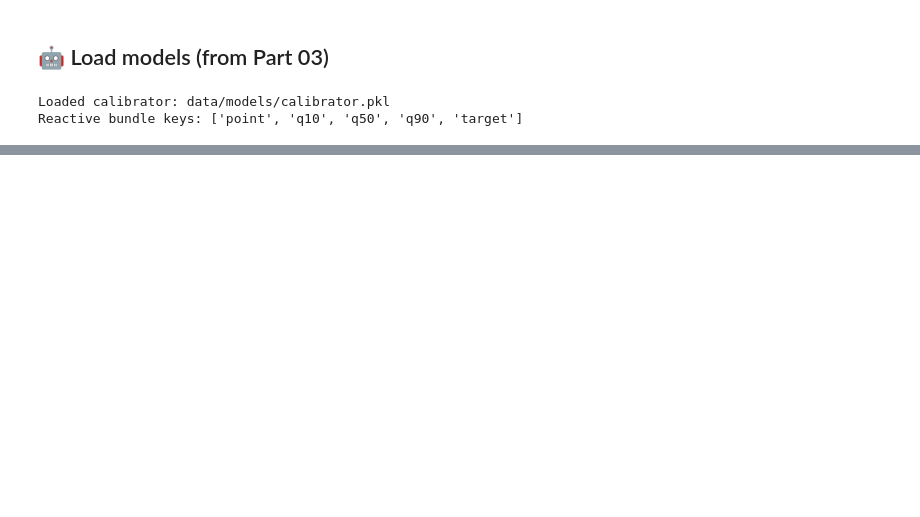
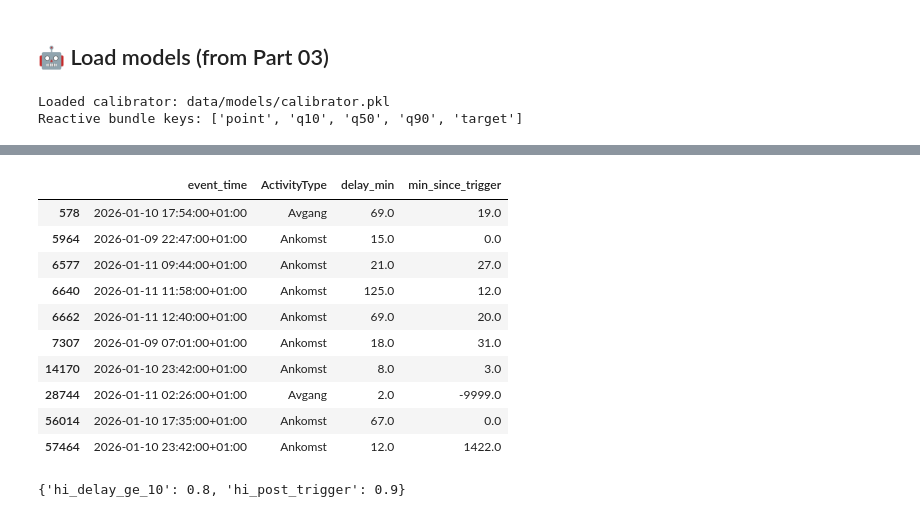
Before and after one commit to ololpol/Train_Delay_Predictor, a Jupyter notebook: 4_train_batch_inference.ipynb, the cells around one changed output, grey strips where cells are left out. Cells and saved outputs as stored; diff of their text form; code cells hidden in the pictures; blank space fills up the shorter version.

```diff
--- a/4_train_batch_inference.ipynb
+++ b/4_train_batch_inference.ipynb
@@ -602,0 +686,36 @@ Name: train_avg_risk, dtype: float64
+# %%
+tmp = pred_ds_full.copy()
+tmp["risk"] = risk
+
+hi = tmp[tmp["risk"] >= 0.999]
+
+cols = [c for c in [
+    "event_time", "ActivityType", "delay_min", "reason_code",
+    "trigger_time", "min_since_trigger", "is_first15m_after_trigger"
+] if c in hi.columns]
+
+display(hi[cols].head(30))
+
+# How many high-risk are already delayed / post-trigger?
+stats = {}
+if "delay_min" in tmp.columns:
+    stats["hi_delay_ge_10"] = (hi["delay_min"] >= 10).mean()
+if "min_since_trigger" in tmp.columns:
+    stats["hi_post_trigger"] = (hi["min_since_trigger"] >= 0).mean()
+if "reason_code" in tmp.columns:
+    stats["hi_has_reason_code"] = hi["reason_code"].notna().mean()
+
+stats
+# %% [output]
+|  | event_time | ActivityType | delay_min | min_since_trigger |
+| 578 | 2026-01-10 17:54:00+01:00 | Avgang | 69.0 | 19.0 |
+| 5964 | 2026-01-09 22:47:00+01:00 | Ankomst | 15.0 | 0.0 |
+| 6577 | 2026-01-11 09:44:00+01:00 | Ankomst | 21.0 | 27.0 |
+| 6640 | 2026-01-11 11:58:00+01:00 | Ankomst | 125.0 | 12.0 |
+| 6662 | 2026-01-11 12:40:00+01:00 | Ankomst | 69.0 | 20.0 |
+| 7307 | 2026-01-09 07:01:00+01:00 | Ankomst | 18.0 | 31.0 |
+| 14170 | 2026-01-10 23:42:00+01:00 | Ankomst | 8.0 | 3.0 |
+| 28744 | 2026-01-11 02:26:00+01:00 | Avgang | 2.0 | -9999.0 |
+| 56014 | 2026-01-10 17:35:00+01:00 | Ankomst | 67.0 | 0.0 |
+| 57464 | 2026-01-10 23:42:00+01:00 | Ankomst | 12.0 | 1422.0 |
+{'hi_delay_ge_10': 0.8, 'hi_post_trigger': 0.9}
```
Also changed, not shown: parts of 13 cells of this notebook, 4 other files.
